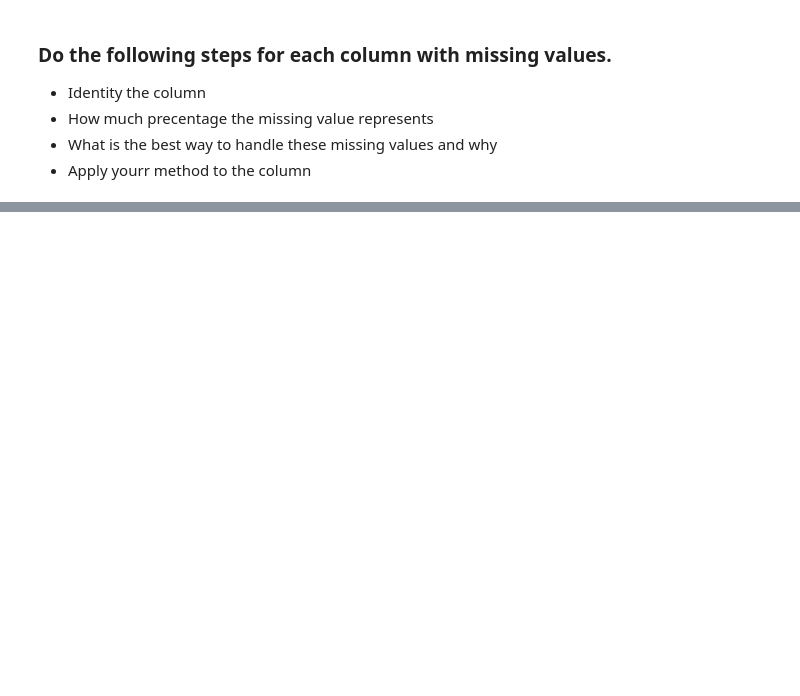
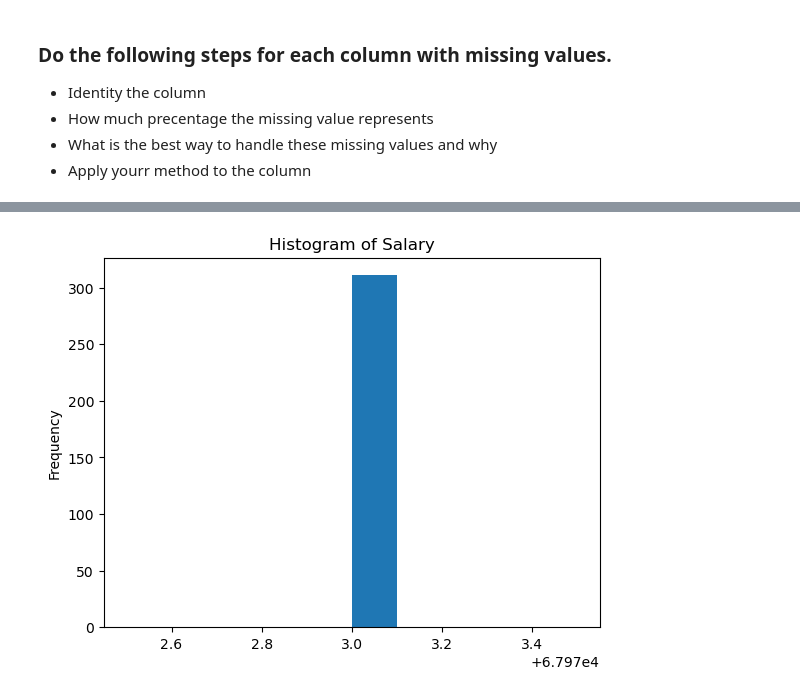
Before and after one commit to Tuwaiq-Data-Science-Bootcamp-V2/MissingData-Lab1, a Jupyter notebook: Missing Values Assignment .ipynb, the cells around one changed output, grey strips where cells are left out. Cells and saved outputs as stored; diff of their text form; code cells hidden in the pictures; blank space fills up the shorter version.

```diff
--- a/Missing Values Assignment .ipynb
+++ b/Missing Values Assignment .ipynb
@@ -20,0 +216,4 @@
+# %%
+edu['Salary'].plot(kind="hist", title="Histogram of Salary");
+# %% [output]
+[figure, added]
```
Also changed, not shown: parts of 28 cells of this notebook.
